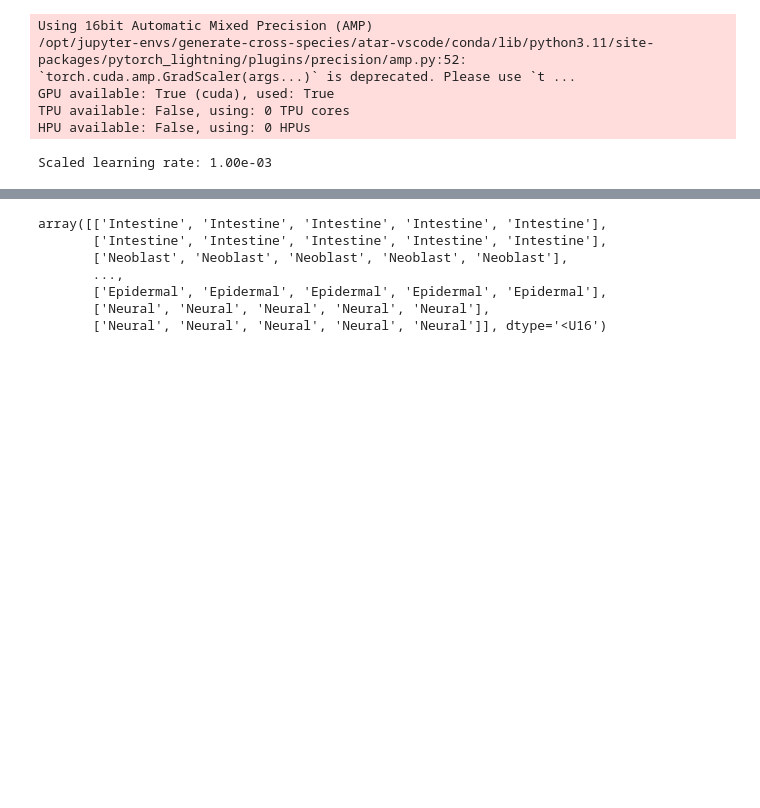
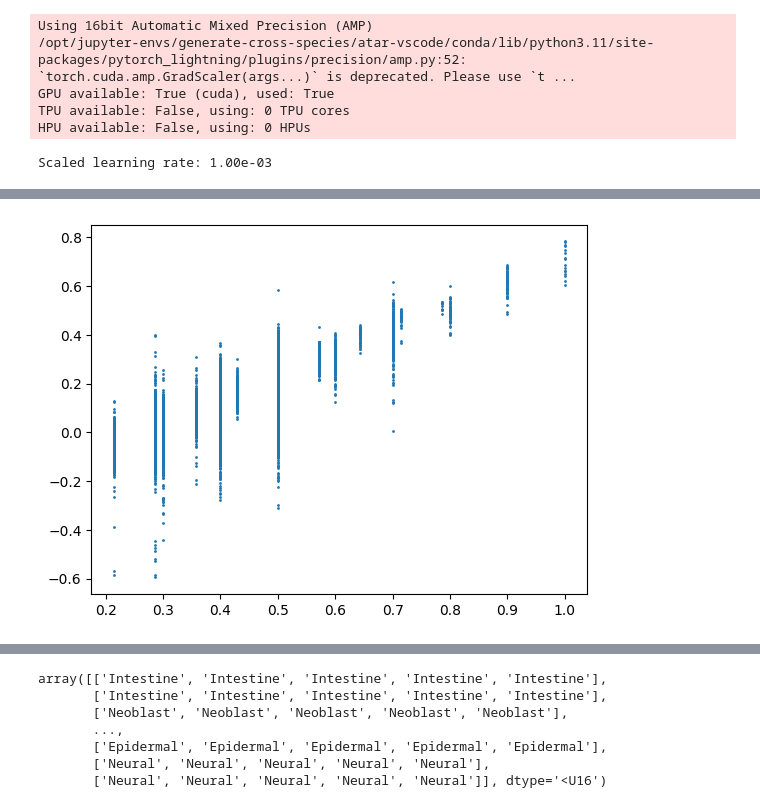
Before and after one commit to atarashansky/cross-species-vae, a Jupyter notebook: vae.ipynb, the cells around one changed output, grey strips where cells are left out. Saved outputs shown, nothing was run; the diff lists cells and outputs as text; code cells hidden in the pictures; blank space fills up the shorter version.

```diff
--- a/vae.ipynb
+++ b/vae.ipynb
@@ -285,3 +287,18 @@ output, s = model.get_latent_embeddings({"planarian": adata1,
+# %%
+x=[]
+y=[]
+for i in range(len(set(s))):
+    for j in range(i+1,len(set(s))):
+        x.extend(homology_scores[i][j]/homology_scores[i][j].max())
+        x.extend(homology_scores[j][i]/homology_scores[j][i].max())
+        y.extend(list(model.homology_scores[str(i)][str(j)].detach().cpu().numpy()))
+        y.extend(list(model.homology_scores[str(j)][str(i)].detach().cpu().numpy()))
+
+x=np.array(x)
+y=np.array(y)
+plt.figure(); plt.scatter(x,y,s=1);
+# %% [output]
+[figure, added]
 # %%
 import matplotlib.pyplot as plt
 import umap
```
Also changed, not shown: parts of 17 cells of this notebook, 2 other files.
